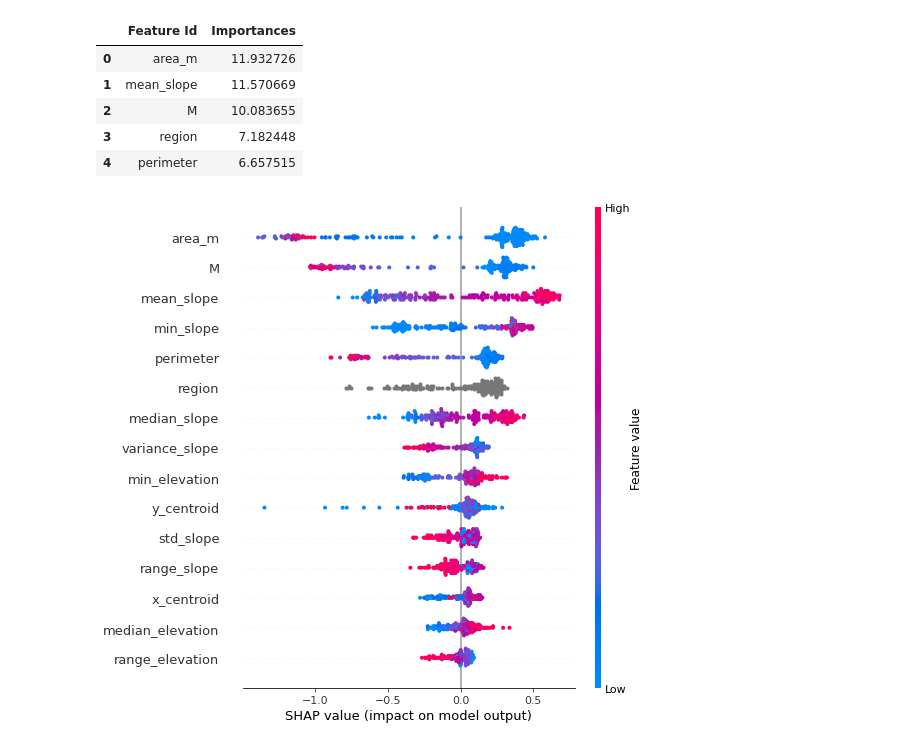
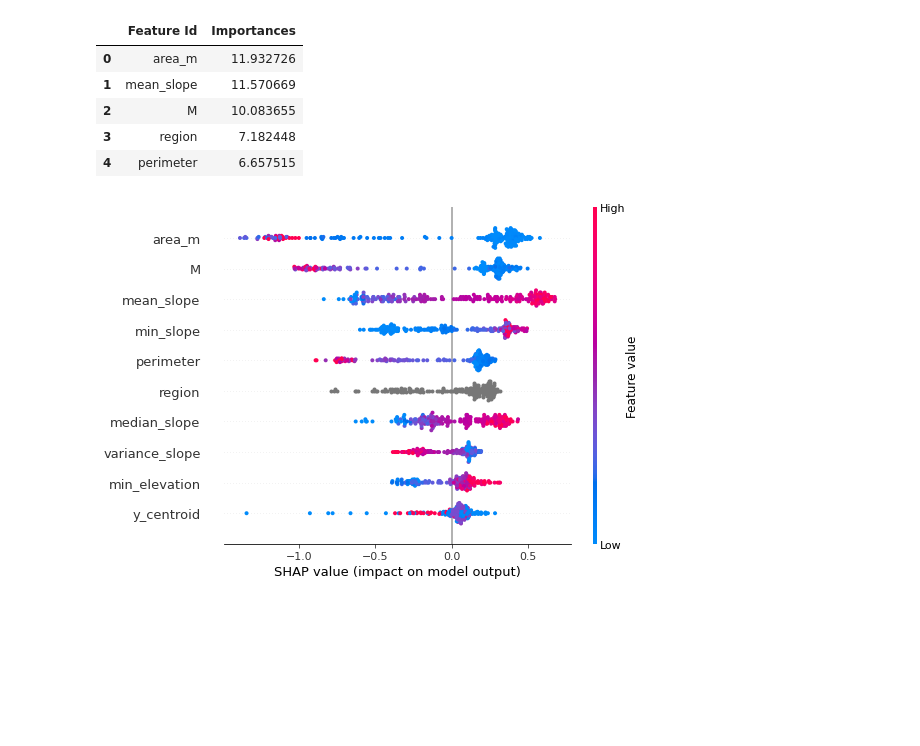
Before and after one commit to varyabazilova/alluvialfans, a Jupyter notebook: ml_model/catboost_morph_climate.ipynb, the cells around one changed output. Cells and saved outputs as stored; diff of their text form; code cells hidden in the pictures; blank space fills up the shorter version.

```diff
--- a/ml_model/catboost_morph_climate.ipynb
+++ b/ml_model/catboost_morph_climate.ipynb
@@ -461,12 +465,12 @@ shap_values_test2 = shap_values_test2[:,:-1]
 # %%
 explainer2= shap.TreeExplainer(best_model2)
 
 shap_valuesTE2 = explainer2.shap_values(X_test2)
-shap.summary_plot(shap_valuesTE2, X_test2, max_display=15)
+shap.summary_plot(shap_valuesTE2, X_test2, max_display=10,show=False)
 
-# plt.savefig('figs_talk/morph_shap_testdata.pdf')
+# plt.savefig('figs_talk/morph_shap_testdata_first10.pdf')
 # %% [output]
-[figure, old version]
+[figure, new version]
 # %%
 shap_values = explainer.shap_values(X_test)
 # %%
```
Also changed, not shown: parts of 4 cells of this notebook, 7 other files.
